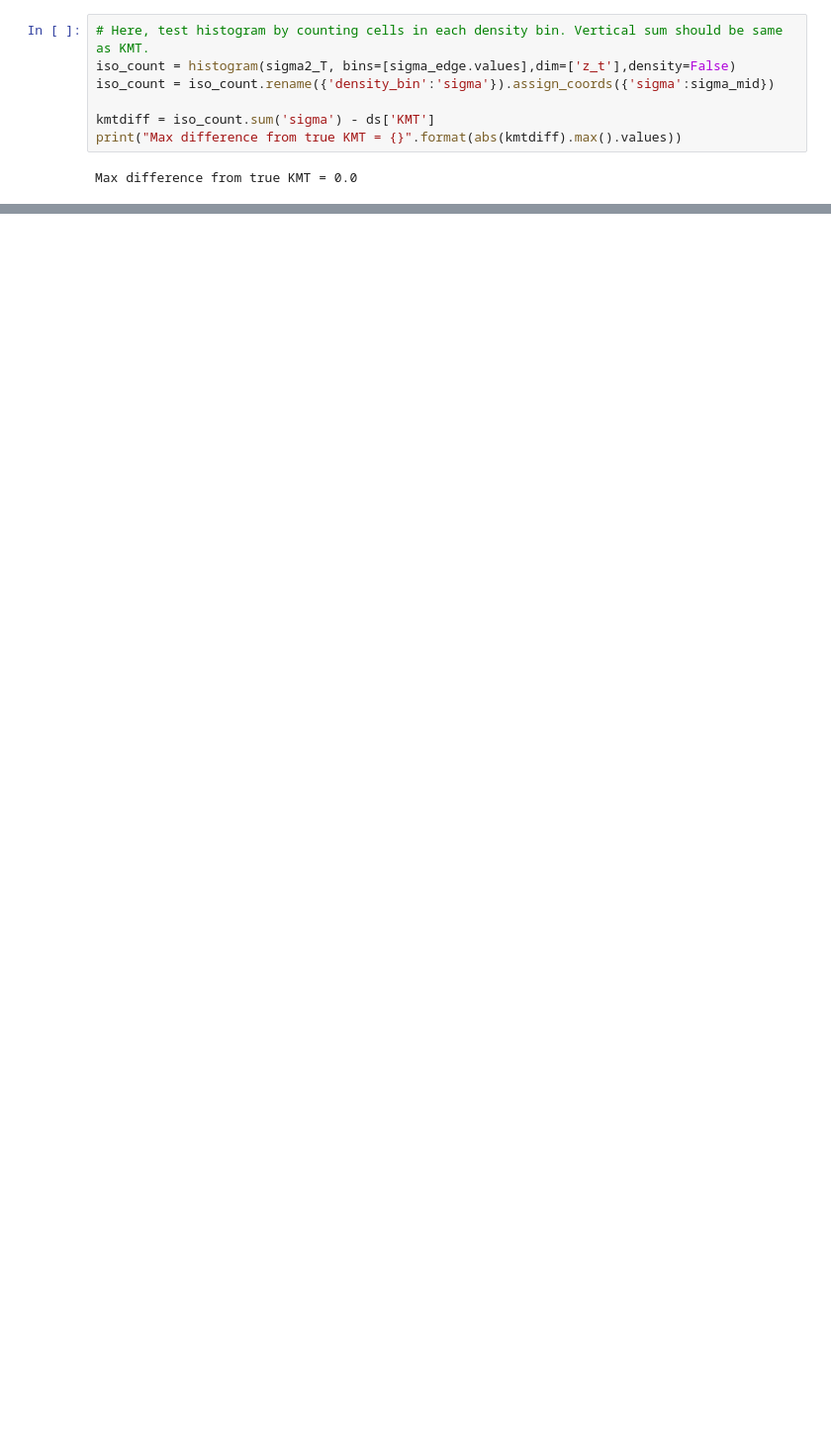
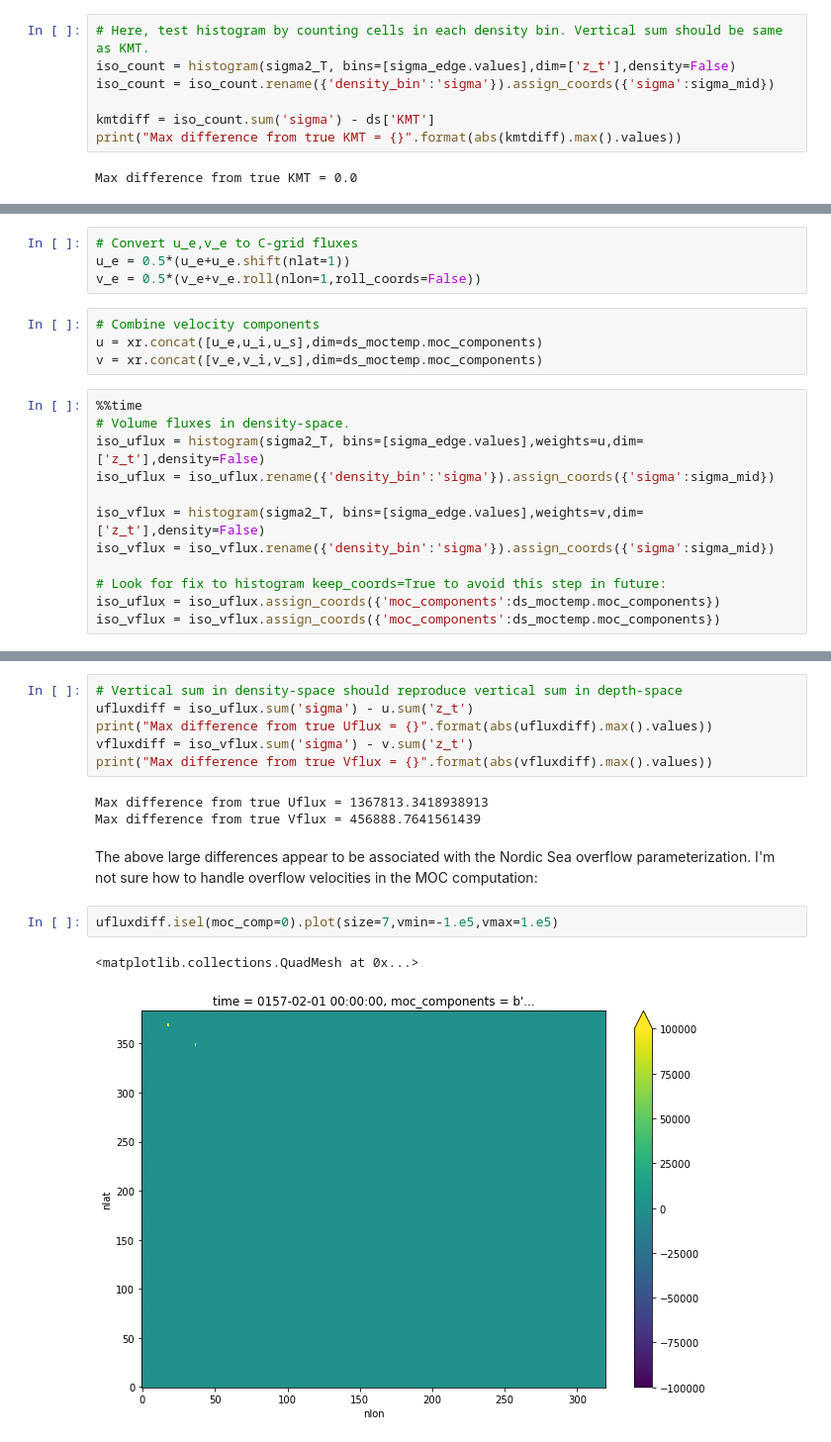
Before and after one commit to sgyeager/POP_MOC, a Jupyter notebook: notebooks/pop_MOCsig2_1deg.ipynb, the cells around one changed output, grey strips where cells are left out. Shown: that part at 99% size. Cells and saved outputs as stored; diff of their text form; blank space fills up the shorter version.

```diff
--- a/notebooks/pop_MOCsig2_1deg.ipynb
+++ b/notebooks/pop_MOCsig2_1deg.ipynb
@@ -246,0 +171,20 @@ plt.ylim([38,29])
+# %%
+# Convert u_e,v_e to C-grid fluxes
+u_e = 0.5*(u_e+u_e.shift(nlat=1))
+v_e = 0.5*(v_e+v_e.roll(nlon=1,roll_coords=False))
+# %%
+# Combine velocity components
+u = xr.concat([u_e,u_i,u_s],dim=ds_moctemp.moc_components)
+v = xr.concat([v_e,v_i,v_s],dim=ds_moctemp.moc_components)
+# %%
+%%time
+# Volume fluxes in density-space.
+iso_uflux = histogram(sigma2_T, bins=[sigma_edge.values],weights=u,dim=['z_t'],density=False)
+iso_uflux = iso_uflux.rename({'density_bin':'sigma'}).assign_coords({'sigma':sigma_mid})
+
+iso_vflux = histogram(sigma2_T, bins=[sigma_edge.values],weights=v,dim=['z_t'],density=False)
+iso_vflux = iso_vflux.rename({'density_bin':'sigma'}).assign_coords({'sigma':sigma_mid})
+
+# Look for fix to histogram keep_coords=True to avoid this step in future:
+iso_uflux = iso_uflux.assign_coords({'moc_components':ds_moctemp.moc_components})
+iso_vflux = iso_vflux.assign_coords({'moc_components':ds_moctemp.moc_components})
@@ -246,0 +194,16 @@ plt.ylim([38,29])
+# %%
+# Vertical sum in density-space should reproduce vertical sum in depth-space
+ufluxdiff = iso_uflux.sum('sigma') - u.sum('z_t')
+print("Max difference from true Uflux = {}".format(abs(ufluxdiff).max().values))
+vfluxdiff = iso_vflux.sum('sigma') - v.sum('z_t')
+print("Max difference from true Vflux = {}".format(abs(vfluxdiff).max().values))
+# %% [output]
+Max difference from true Uflux = 1367813.3418938913
+Max difference from true Vflux = 456888.7641561439
+# %% [markdown]
+The above large differences appear to be associated with the Nordic Sea overflow parameterization. I'm not sure how to handle overflow velocities in the MOC computation:
+# %%
+ufluxdiff.isel(moc_comp=0).plot(size=7,vmin=-1.e5,vmax=1.e5)
+# %% [output]
+<matplotlib.collections.QuadMesh at 0x...>
+[figure, added]
```
Also changed, not shown: parts of 60 cells of this notebook, 1 other file.
